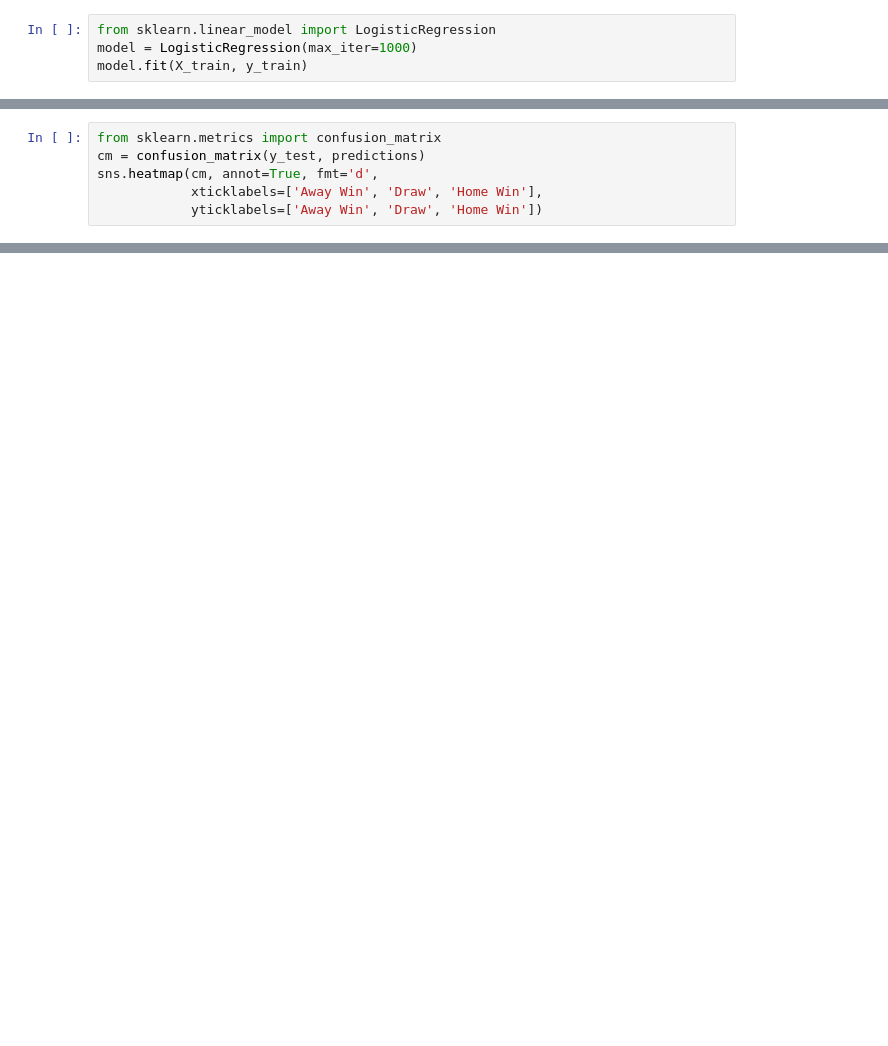
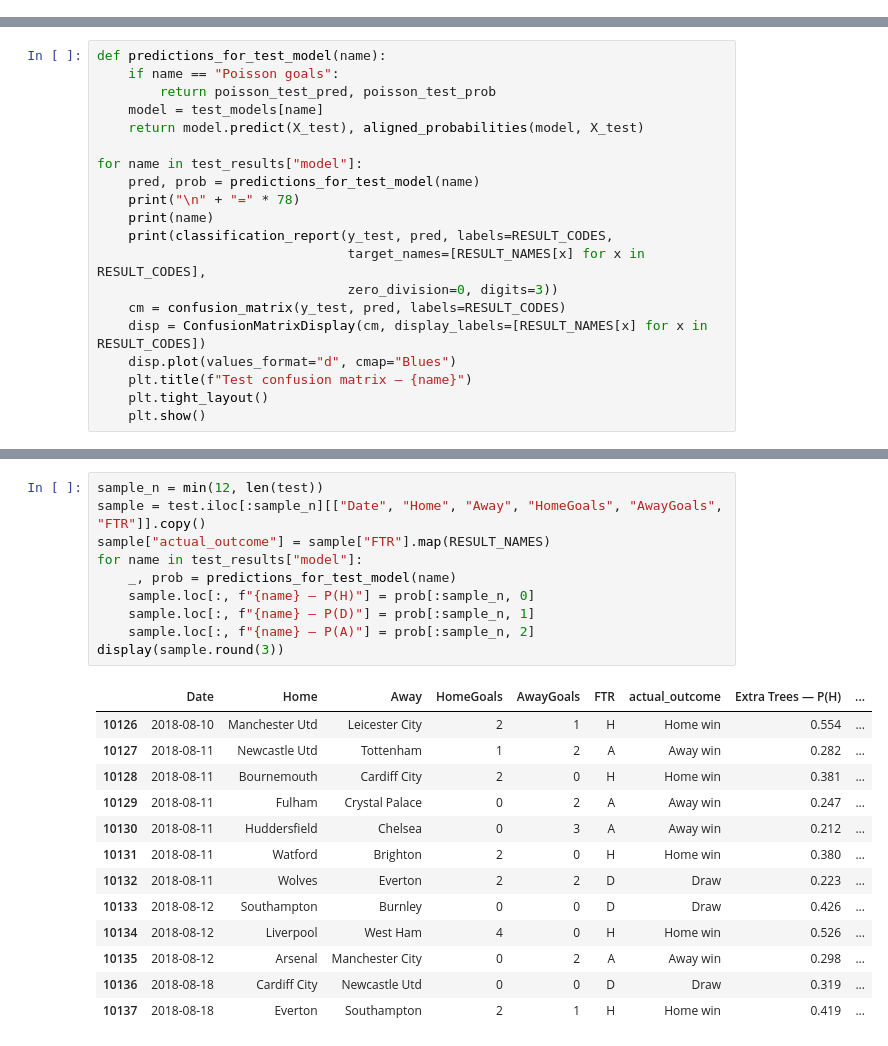
Before and after one commit to zakariakarbi/premier-league-prediction, a Jupyter notebook: PLpredction.ipynb, the cells around one changed output, grey strips where cells are left out. Saved outputs shown, nothing was run; the diff lists cells and outputs as text; blank space fills up the shorter version.

Commit message:
Update prediction notebook

```diff
--- a/PLpredction.ipynb
+++ b/PLpredction.ipynb
@@ -117,4 +0,0 @@ X_train, X_test, y_train, y_test = train_test_split(
-# %%
-from sklearn.linear_model import LogisticRegression
-model = LogisticRegression(max_iter=1000)
-model.fit(X_train, y_train)
@@ -150,6 +0,0 @@ weighted avg       0.35      0.49      0.40      2390
-# %%
-from sklearn.metrics import confusion_matrix
-cm = confusion_matrix(y_test, predictions)
-sns.heatmap(cm, annot=True, fmt='d',
-            xticklabels=['Away Win', 'Draw', 'Home Win'],
-            yticklabels=['Away Win', 'Draw', 'Home Win'])
@@ -158,0 +531,20 @@ sns.heatmap(cm, annot=True, fmt='d',
+# %%
+def predictions_for_test_model(name):
+    if name == "Poisson goals":
+        return poisson_test_pred, poisson_test_prob
+    model = test_models[name]
+    return model.predict(X_test), aligned_probabilities(model, X_test)
+
+for name in test_results["model"]:
+    pred, prob = predictions_for_test_model(name)
+    print("\n" + "=" * 78)
+    print(name)
+    print(classification_report(y_test, pred, labels=RESULT_CODES,
+                                target_names=[RESULT_NAMES[x] for x in RESULT_CODES],
+                                zero_division=0, digits=3))
+    cm = confusion_matrix(y_test, pred, labels=RESULT_CODES)
+    disp = ConfusionMatrixDisplay(cm, display_labels=[RESULT_NAMES[x] for x in RESULT_CODES])
+    disp.plot(values_format="d", cmap="Blues")
+    plt.title(f"Test confusion matrix — {name}")
+    plt.tight_layout()
+    plt.show()
@@ -158,0 +628,24 @@ sns.heatmap(cm, annot=True, fmt='d',
+# %%
+sample_n = min(12, len(test))
+sample = test.iloc[:sample_n][["Date", "Home", "Away", "HomeGoals", "AwayGoals", "FTR"]].copy()
+sample["actual_outcome"] = sample["FTR"].map(RESULT_NAMES)
+for name in test_results["model"]:
+    _, prob = predictions_for_test_model(name)
+    sample.loc[:, f"{name} — P(H)"] = prob[:sample_n, 0]
+    sample.loc[:, f"{name} — P(D)"] = prob[:sample_n, 1]
+    sample.loc[:, f"{name} — P(A)"] = prob[:sample_n, 2]
+display(sample.round(3))
+# %% [output]
+|  | Date | Home | Away | HomeGoals | AwayGoals | FTR | actual_outcome | Extra Trees — P(H) | ... |
+| 10126 | 2018-08-10 | Manchester Utd | Leicester City | 2 | 1 | H | Home win | 0.554 | ... |
+| 10127 | 2018-08-11 | Newcastle Utd | Tottenham | 1 | 2 | A | Away win | 0.282 | ... |
+| 10128 | 2018-08-11 | Bournemouth | Cardiff City | 2 | 0 | H | Home win | 0.381 | ... |
+| 10129 | 2018-08-11 | Fulham | Crystal Palace | 0 | 2 | A | Away win | 0.247 | ... |
+| 10130 | 2018-08-11 | Huddersfield | Chelsea | 0 | 3 | A | Away win | 0.212 | ... |
+| 10131 | 2018-08-11 | Watford | Brighton | 2 | 0 | H | Home win | 0.380 | ... |
+| 10132 | 2018-08-11 | Wolves | Everton | 2 | 2 | D | Draw | 0.223 | ... |
+| 10133 | 2018-08-12 | Southampton | Burnley | 0 | 0 | D | Draw | 0.426 | ... |
+| 10134 | 2018-08-12 | Liverpool | West Ham | 4 | 0 | H | Home win | 0.526 | ... |
+| 10135 | 2018-08-12 | Arsenal | Manchester City | 0 | 2 | A | Away win | 0.298 | ... |
+| 10136 | 2018-08-18 | Cardiff City | Newcastle Utd | 0 | 0 | D | Draw | 0.319 | ... |
+| 10137 | 2018-08-18 | Everton | Southampton | 2 | 1 | H | Home win | 0.419 | ... |
```
Also changed, not shown: parts of 36 cells of this notebook.
